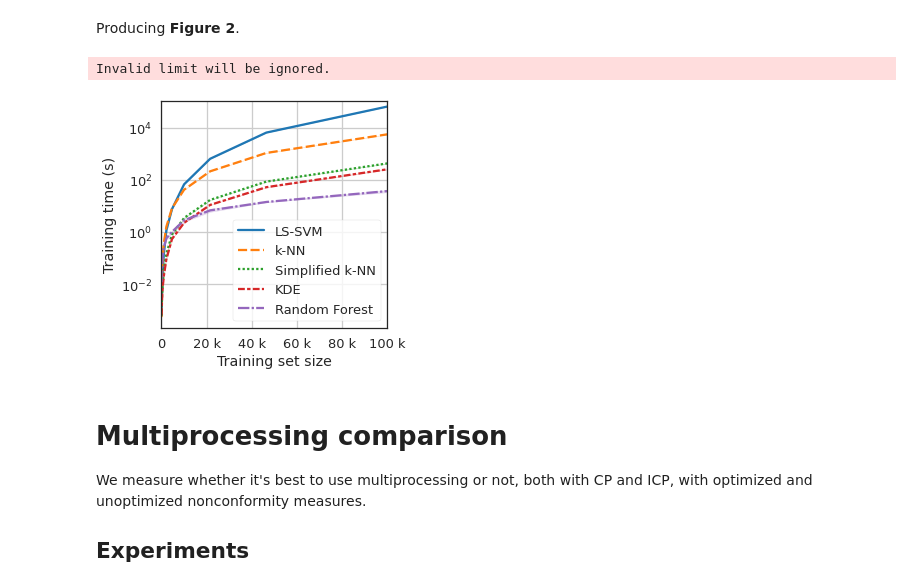
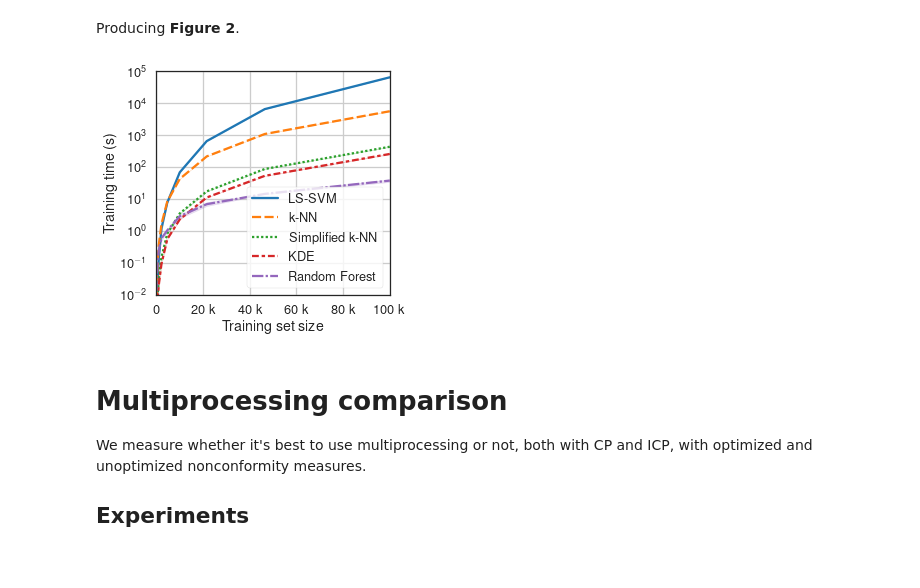
Before and after one commit to gchers/exact-cp-optimization, a Jupyter notebook: exact-cp-optimization.ipynb, the cells around one changed output. Drawn from its saved outputs; the diff is of its cells as text; code cells hidden in the pictures.

```diff
--- a/exact-cp-optimization.ipynb
+++ b/exact-cp-optimization.ipynb
@@ -78,6 +76,11 @@ DPI = 300
 plt.rc('xtick', labelsize='small')
 plt.rc('ytick', labelsize='small')
 plt.style.use(['seaborn-white', 'seaborn-talk'])
+matplotlib.rcParams['text.usetex'] = True #Let TeX do the typsetting
+matplotlib.rcParams['text.latex.preamble'] = [r'\usepackage{sansmath}', r'\sansmath'] #Force sans-serif math mode (for axes labels)
+matplotlib.rcParams['font.family'] = 'sans-serif' # ... for regular text
+matplotlib.rcParams['font.sans-serif'] = 'Helvetica, Avant Garde, Computer Modern Sans serif' # Choose a nice font here
+
 
 COLORS = ['#000000', '#174905', '#28836d', '#829bc5', '#d5c4dd']
 # %% [markdown]
@@ -1599,39 +1587,37 @@ NAMES = {"SimplifiedKNN": "Simplified k-NN",
 NCM_SORTED = ["LSSVM", "KNN", "SimplifiedKNN", "KDE", "RandomForest"]
 
 fig, ax = plt.subplots(figsize=(4.5, 4))
 
 plot_data = results
 
 # Sort labels
 plot_data.ncm = [ncm.replace("_fast", "") for ncm in plot_data.ncm]
 plot_data.ncm = pd.Categorical(plot_data.ncm, NCM_SORTED)
 plot_data = plot_data.sort_values("ncm")
 
 # Replace with nice names
 plot_data.ncm = plot_data.ncm.apply(lambda ncm: NAMES[ncm])
 
 g = sns.lineplot(x="n", y="training-time", data=plot_data,
              hue="ncm", style="ncm", ax=ax)
 
 # Remove legend title.
-handles, labels = ax.get_legend_handles_labels()
-ax.legend(handles=handles[1:], labels=labels[1:],
-          frameon=True, loc="best")
+g.legend_.set_title(None)
+g.legend_.set_frame_on(True)
 
 ax.set_yscale("log")
 ax.set_xlim([0, 10**5])
-ax.set_ylim([0, 10**5])
+ax.set_ylim([10**-2, 10**5])
 ax.xaxis.set_major_formatter(ticker.EngFormatter())
 ax.set_xlabel("Training set size")
 ax.set_ylabel("Training time (s)")
 ax.grid()
 
 fig.tight_layout()
 
 plt.savefig("training-time.pdf", dpi=DPI)
 # %% [output]
-Invalid limit will be ignored.
-[figure, old version]
+[figure, new version]
 # %% [markdown]
 # Multiprocessing comparison
 
```
Also changed, not shown: parts of 22 cells of this notebook, 1 other file.
